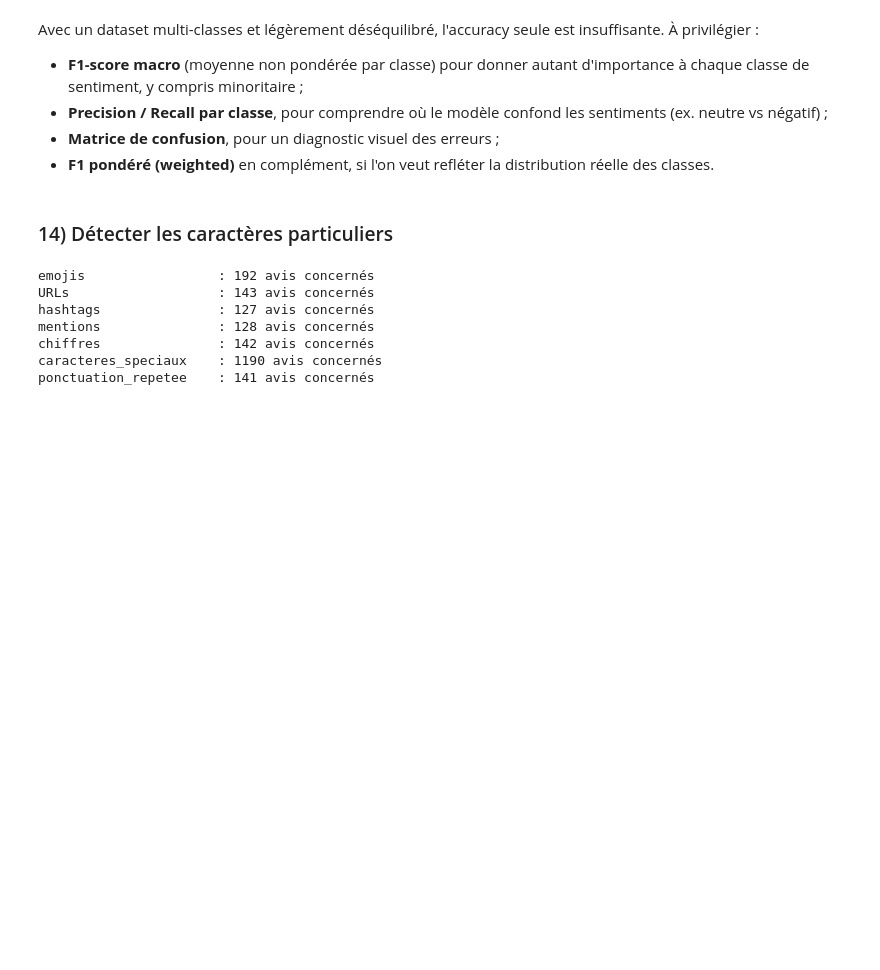
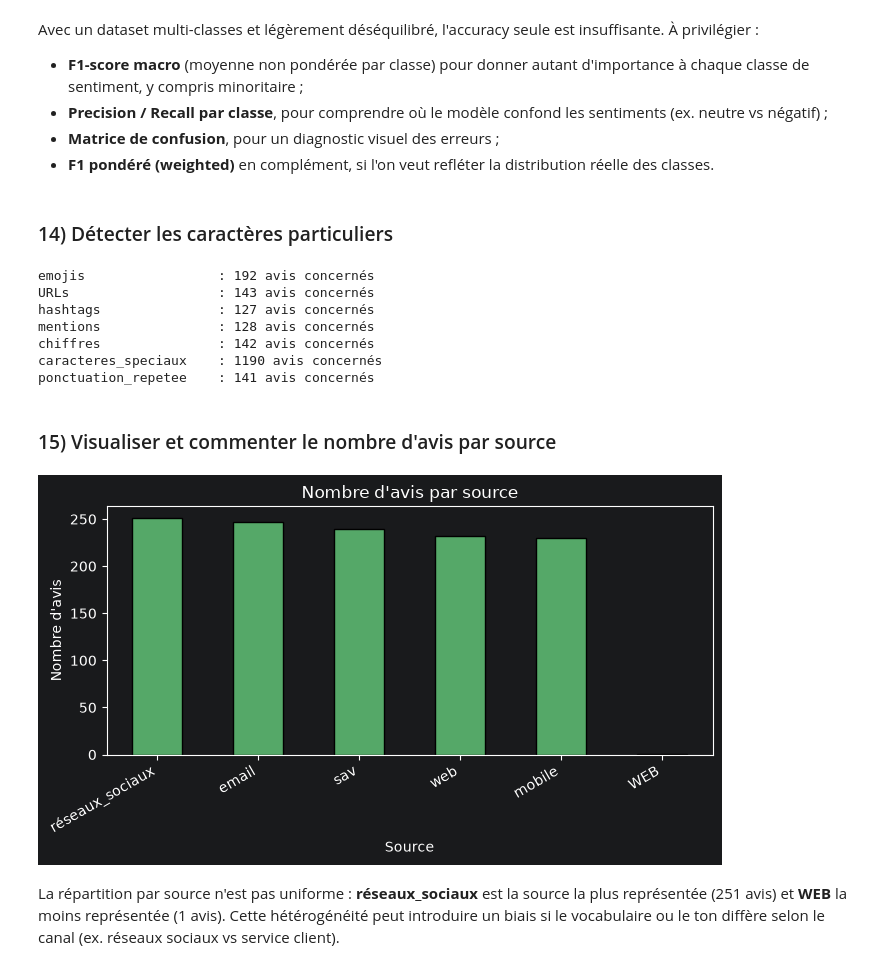
Before and after one commit to massamba0809/atelier_prepa_donnees_textuelles, a Jupyter notebook: notebooks/atelier_prepa_donnees_textuelles.ipynb, the cells around one changed output. Drawn from its saved outputs; the diff is of its cells as text; code cells hidden in the pictures; blank space fills up the shorter version.

Commit message:
detection et commentaire des nombres d'avis par sources

```diff
--- a/notebooks/atelier_prepa_donnees_textuelles.ipynb
+++ b/notebooks/atelier_prepa_donnees_textuelles.ipynb
@@ -244,3 +244,19 @@ mentions               : 128 avis concernés
 chiffres               : 142 avis concernés
 caracteres_speciaux    : 1190 avis concernés
 ponctuation_repetee    : 141 avis concernés
+# %% [markdown]
+### 15) Visualiser et commenter le nombre d'avis par source
+# %%
+counts_source = df["source"].value_counts()
+plt.figure(figsize=(7,4))
+counts_source.plot(kind="bar", color="#55A868", edgecolor="black")
+plt.title("Nombre d'avis par source")
+plt.xlabel("Source")
+plt.ylabel("Nombre d'avis")
+plt.xticks(rotation=30, ha="right")
+plt.tight_layout()
+plt.savefig("_tmp.png")
+# %% [output]
+[figure, added]
+# %% [markdown]
+La répartition par source n'est pas uniforme : **réseaux_sociaux** est la source la plus représentée (251 avis) et **WEB** la moins représentée (1 avis). Cette hétérogénéité peut introduire un biais si le vocabulaire ou le ton diffère selon le canal (ex. réseaux sociaux vs service client).
```
Also changed, not shown: 1 other file.
